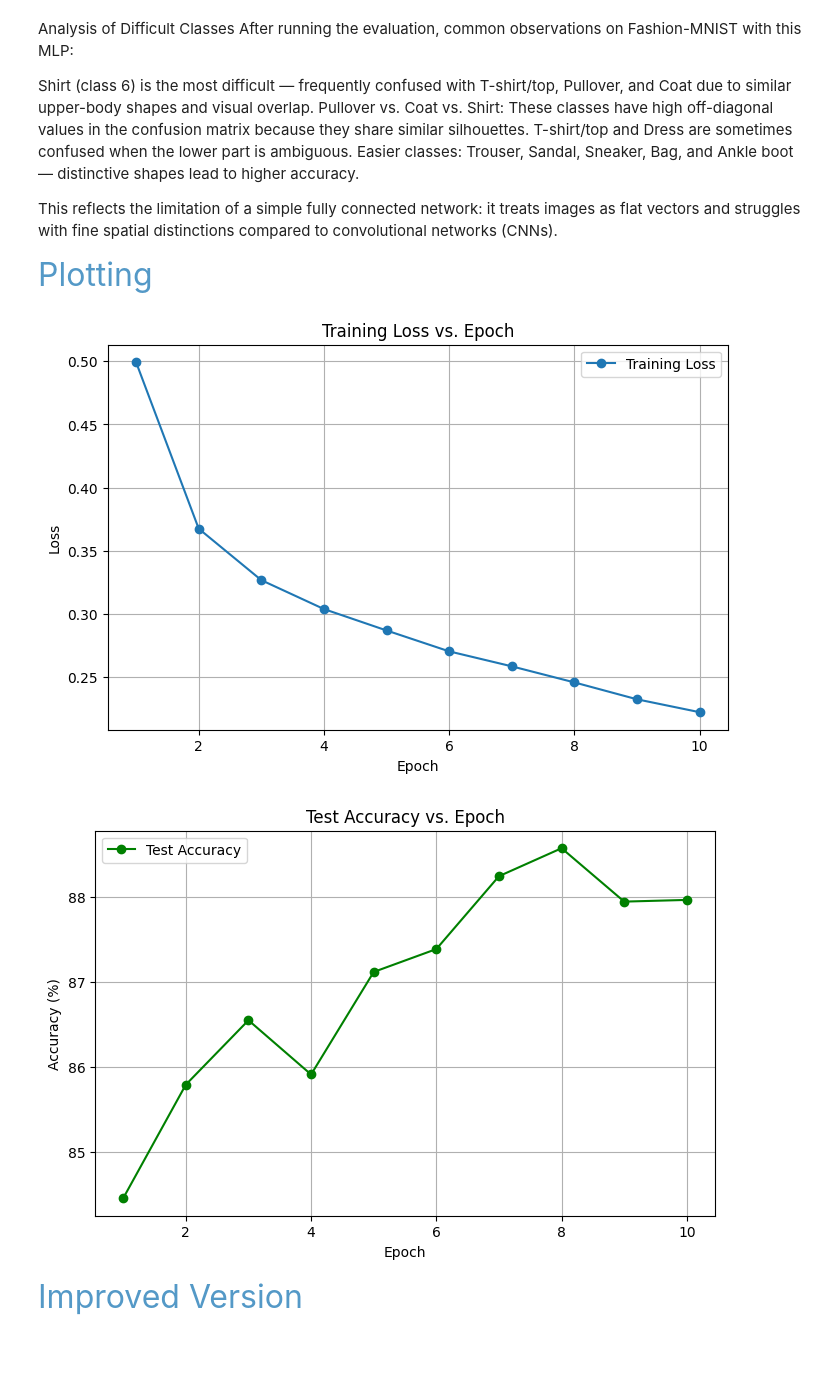
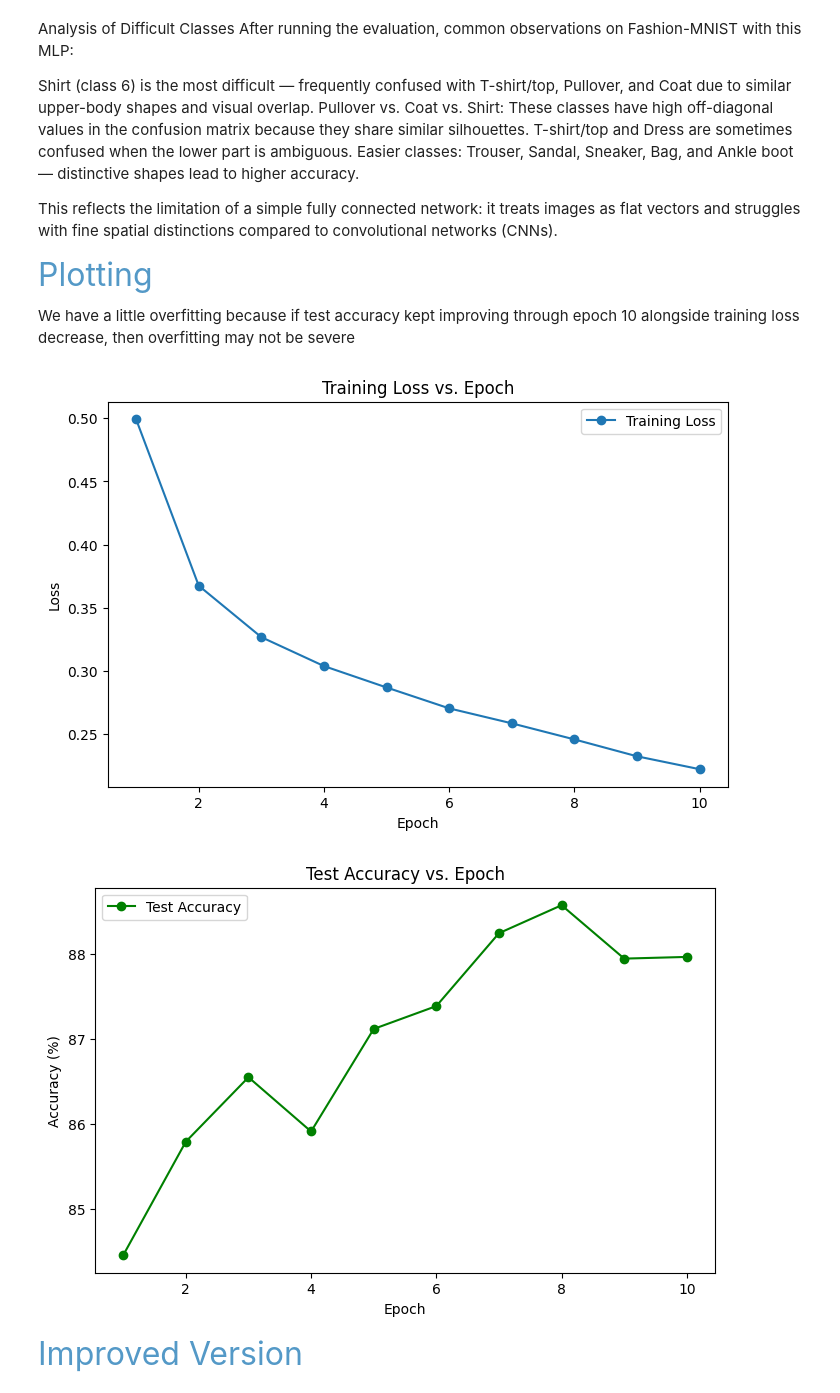
Before and after one commit to nava128/proyecto-openCV-nava2026, a Jupyter notebook: CA4/main.ipynb, the cells around one changed output. Drawn from its saved outputs; the diff is of its cells as text; code cells hidden in the pictures; blank space fills up the shorter version.

```diff
--- a/CA4/main.ipynb
+++ b/CA4/main.ipynb
@@ -340,31 +340,33 @@ T-shirt/top and Dress are sometimes confused when the lower part is ambiguous.
 Easier classes: Trouser, Sandal, Sneaker, Bag, and Ankle boot — distinctive shapes lead to higher accuracy.
 
 This reflects the limitation of a simple fully connected network: it treats images as flat vectors and struggles with fine spatial distinctions compared to convolutional networks (CNNs).
-# %% [markdown]
-<font size=7 color="#5499C7">Plotting</font>
+# %% [markdown]
+<font size=7 color="#5499C7">Plotting</font>
+
+We have a little overfitting because if test accuracy kept improving through epoch 10 alongside training loss decrease, then overfitting may not be severe
 # %%
 # Plotting Loss vs. Epoch
 plt.figure(figsize=(8, 5))
 plt.plot(range(1, num_epochs + 1), train_losses, label='Training Loss', marker='o')
 plt.xlabel('Epoch')
 plt.ylabel('Loss')
 plt.title('Training Loss vs. Epoch')
 plt.legend()
-plt.grid(True)
+plt.grid(False)
 plt.show()
 
 # Plotting Accuracy vs. Epoch
 plt.figure(figsize=(8, 5))
 plt.plot(range(1, num_epochs + 1), test_accuracies, label='Test Accuracy', marker='o', color='green')
 plt.xlabel('Epoch')
 plt.ylabel('Accuracy (%)')
 plt.title('Test Accuracy vs. Epoch')
 plt.legend()
-plt.grid(True)
+plt.grid(False)
 plt.show()
 # %% [output]
-[figure, old version]
+[figure, new version]
-[figure, old version]
+[figure, new version]
 # %% [markdown]
 <font size=7 color="#5499C7">Improved Version</font>
 # %%
```
Also changed, not shown: parts of 1 cell of this notebook.
